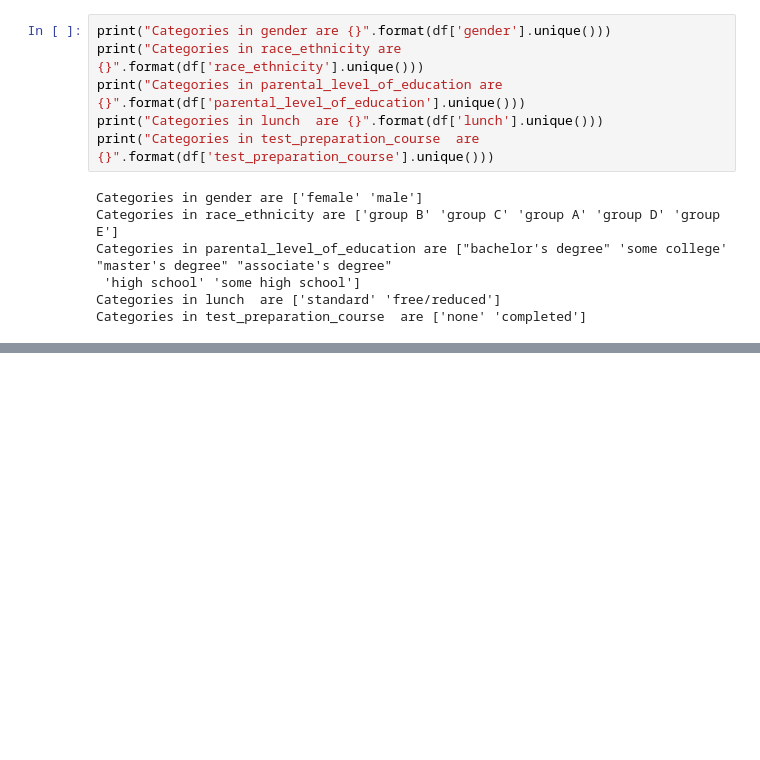
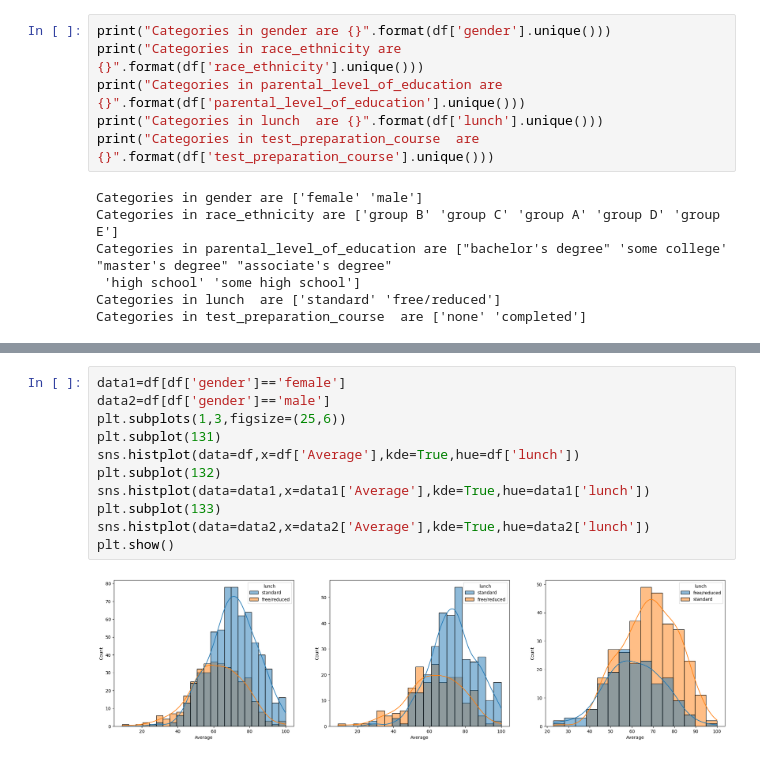
Before and after one commit to snehuvarbhe/Machine-learning-project, a Jupyter notebook: notebook/EDA STUDENT PERFORMANCE.ipynb, the cells around one changed output, grey strips where cells are left out. Drawn from its saved outputs; the diff is of its cells as text; blank space fills up the shorter version.

```diff
--- a/notebook/EDA STUDENT PERFORMANCE.ipynb
+++ b/notebook/EDA STUDENT PERFORMANCE.ipynb
@@ -130,0 +170,13 @@ Categories in test_preparation_course  are ['none' 'completed']
+# %%
+data1=df[df['gender']=='female']
+data2=df[df['gender']=='male']
+plt.subplots(1,3,figsize=(25,6))
+plt.subplot(131)
+sns.histplot(data=df,x=df['Average'],kde=True,hue=df['lunch'])
+plt.subplot(132)
+sns.histplot(data=data1,x=data1['Average'],kde=True,hue=data1['lunch'])
+plt.subplot(133)
+sns.histplot(data=data2,x=data2['Average'],kde=True,hue=data2['lunch'])
+plt.show()
+# %% [output]
+[figure, added]
```
Also changed, not shown: parts of 13 cells of this notebook, 35 other files.
